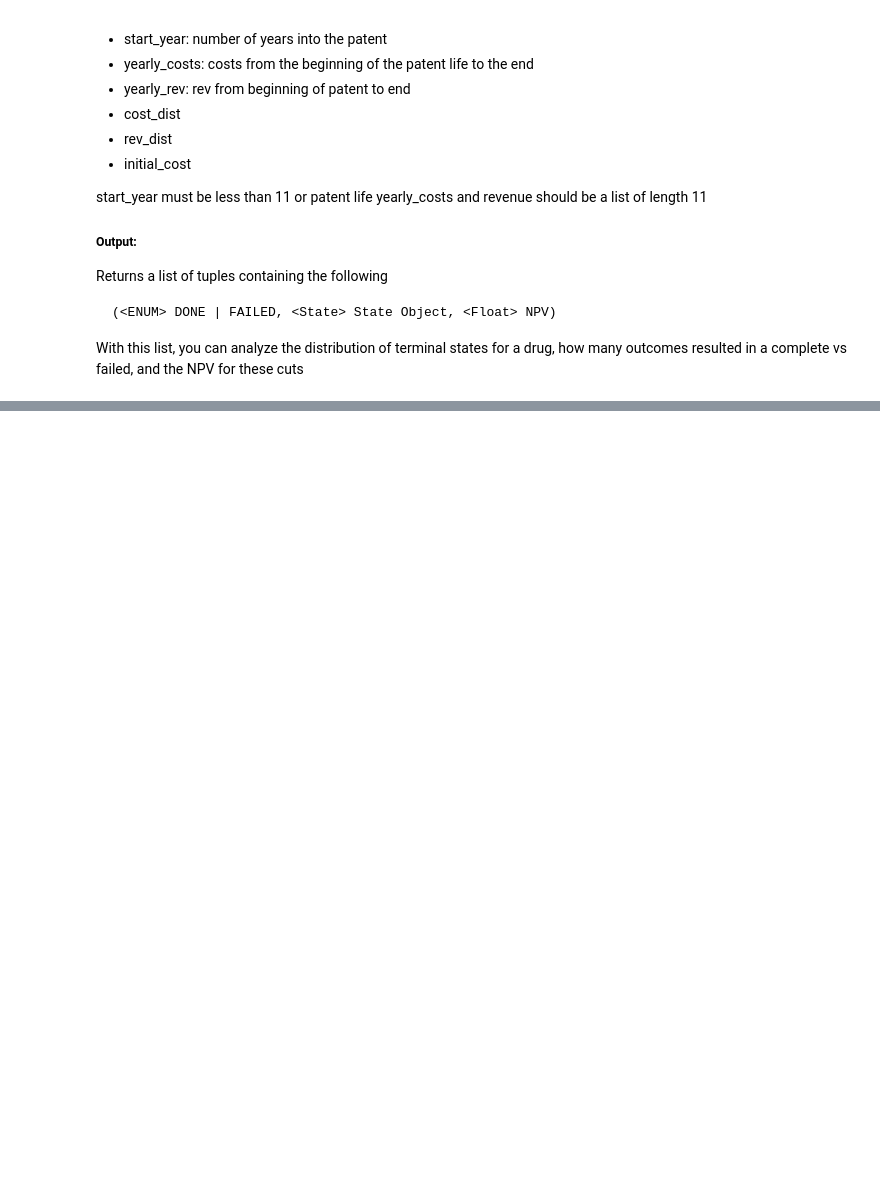
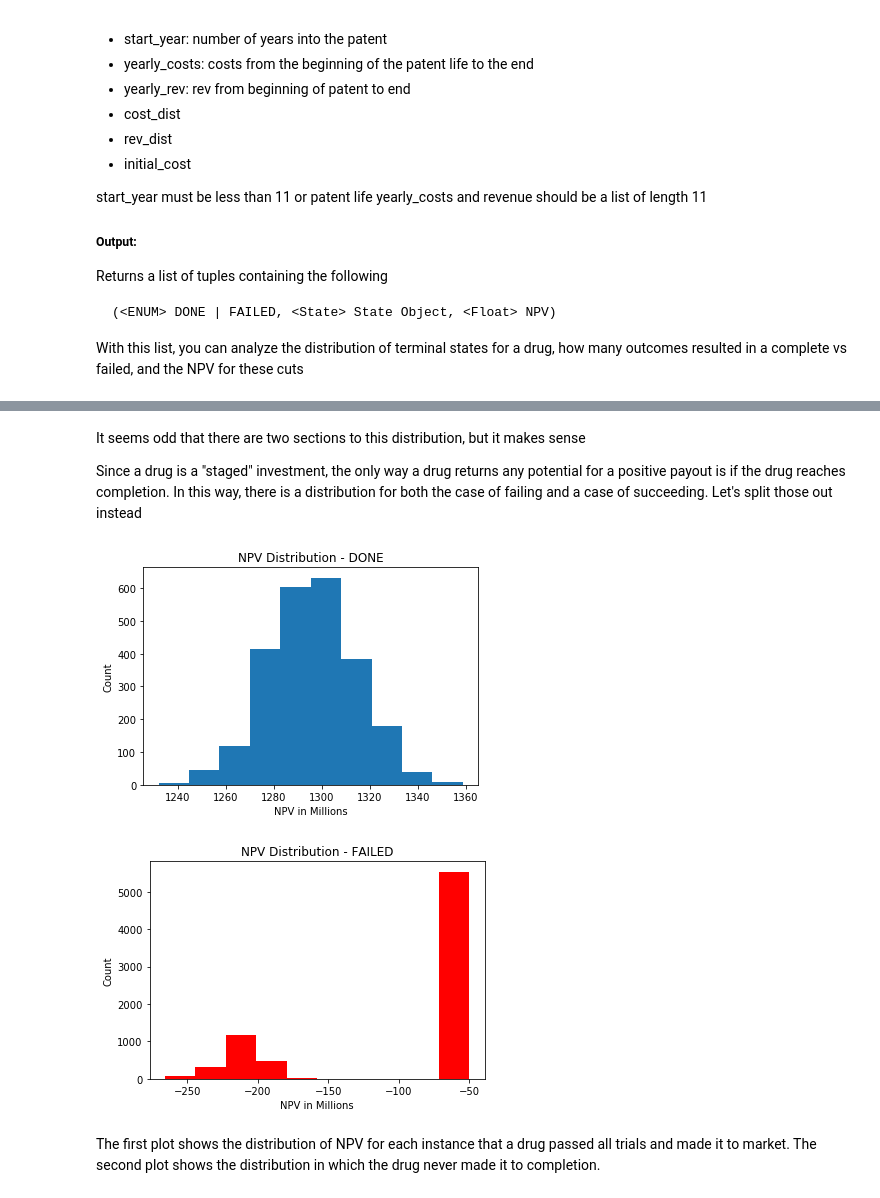
Before and after one commit to eazymac25/pharmaSimulation, a Jupyter notebook: sim/clinical_trial_npv.ipynb, the cells around one changed output, grey strips where cells are left out. Drawn from its saved outputs; the diff is of its cells as text; code cells hidden in the pictures; blank space fills up the shorter version.

```diff
--- a/sim/clinical_trial_npv.ipynb
+++ b/sim/clinical_trial_npv.ipynb
@@ -79,0 +112,24 @@ plt.show()
+# %% [markdown]
+It seems odd that there are two sections to this distribution, but it makes sense
+
+Since a drug is a "staged" investment, the only way a drug returns any potential for a positive payout is if the drug reaches completion. In this way, there is a distribution for both the case of failing and a case of succeeding. Let's split those out instead
+# %%
+completed = filter(lambda x: x[0] == 'DONE', results2)
+failed = filter(lambda x: x[0] == 'FAILED', results2)
+plt.figure(1)
+plt.hist([result[2] for result in completed])
+plt.title('NPV Distribution - DONE')
+plt.xlabel('NPV in Millions')
+plt.ylabel('Count')
+
+plt.figure(2)
+plt.hist([result[2] for result in failed], facecolor='r')
+plt.title('NPV Distribution - FAILED')
+plt.xlabel('NPV in Millions')
+plt.ylabel('Count')
+plt.show()
+# %% [output]
+[figure, added]
+[figure, added]
+# %% [markdown]
+The first plot shows the distribution of NPV for each instance that a drug passed all trials and made it to market. The second plot shows the distribution in which the drug never made it to completion.
```
Also changed, not shown: parts of 15 cells of this notebook, 2 other files.
